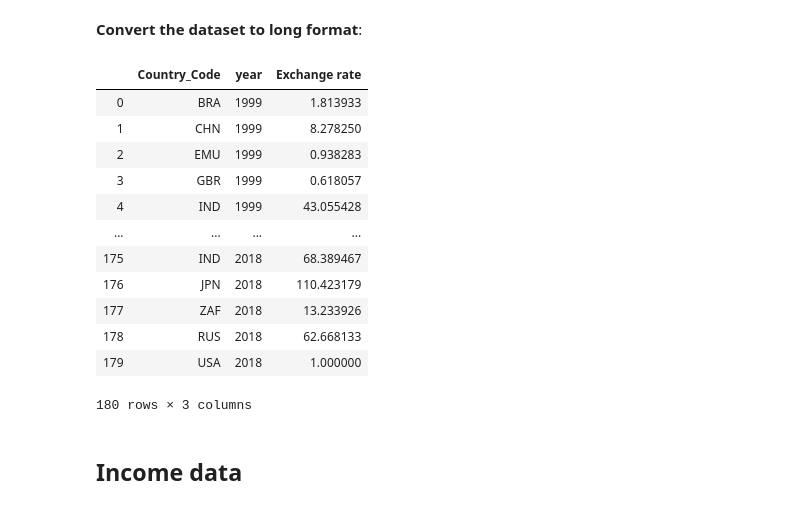
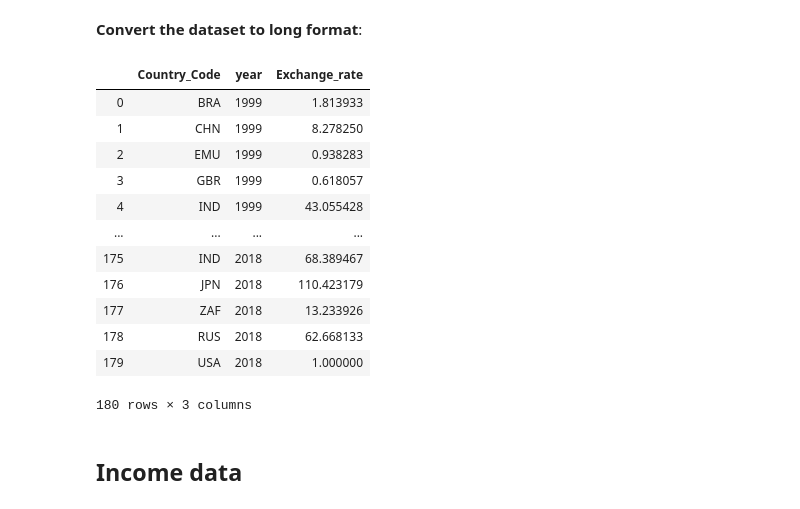
Before and after one commit to NumEconCopenhagen/projects-2020-matrixgymnasterne, a Jupyter notebook: dataproject/dataproject.ipynb, the cells around one changed output. Cells and saved outputs as stored; diff of their text form; code cells hidden in the pictures.

```diff
--- a/dataproject/dataproject.ipynb
+++ b/dataproject/dataproject.ipynb
@@ -83,16 +85,16 @@ er2.head(9)
 **Convert the dataset to long format**:
 # %%
 #a. rename year columns
-mydict = {str(i):f'Exchange rate{i}' for i in range(1999,2019)}
+mydict = {str(i):f'Exchange_rate{i}' for i in range(1999,2019)}
 er2.rename(columns = mydict, inplace=True)
 
 # b. convert to long
-er2_long = pd.wide_to_long(er2, stubnames = 'Exchange rate', i='Country_Code', j='year').reset_index()
+er2_long = pd.wide_to_long(er2, stubnames = 'Exchange_rate', i='Country_Code', j='year').reset_index()
 
 # c. show
 er2_long.head(1000)
 # %% [output]
-|  | Country_Code | year | Exchange rate |
+|  | Country_Code | year | Exchange_rate |
 | 0 | BRA | 1999 | 1.813933 |
 | 1 | CHN | 1999 | 8.278250 |
 | 2 | EMU | 1999 | 0.938283 |
```
Also changed, not shown: parts of 10 cells of this notebook.
